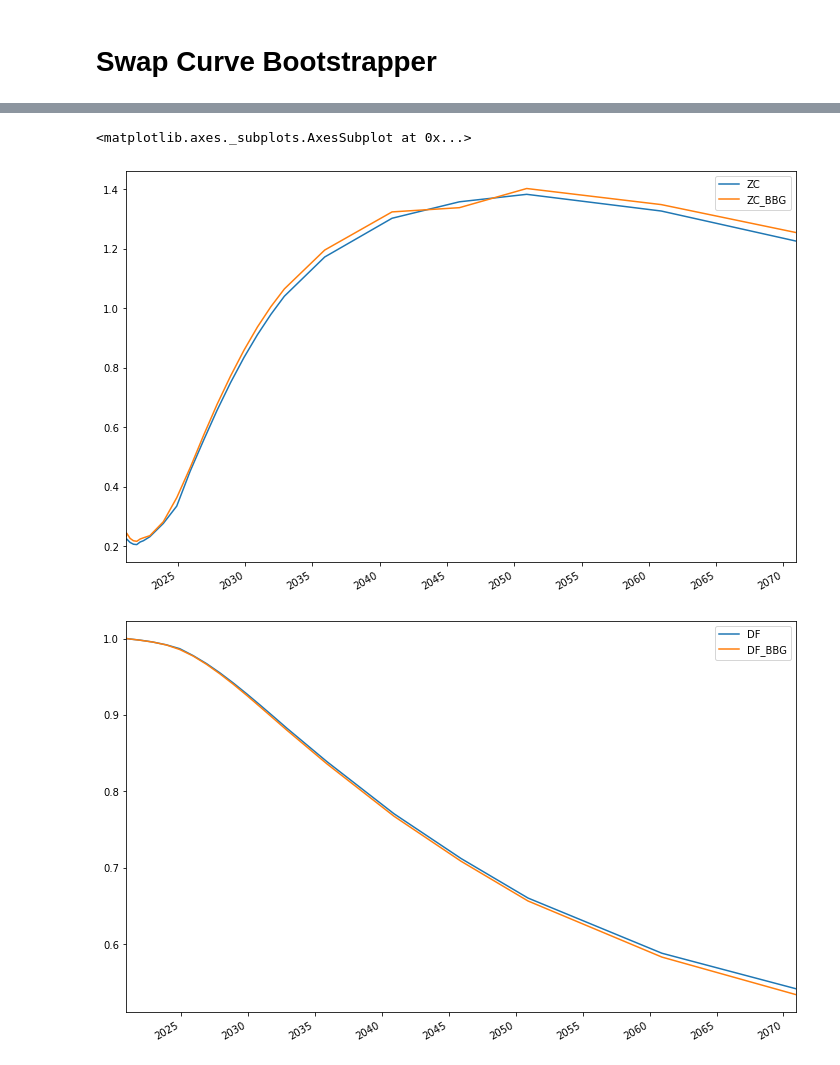
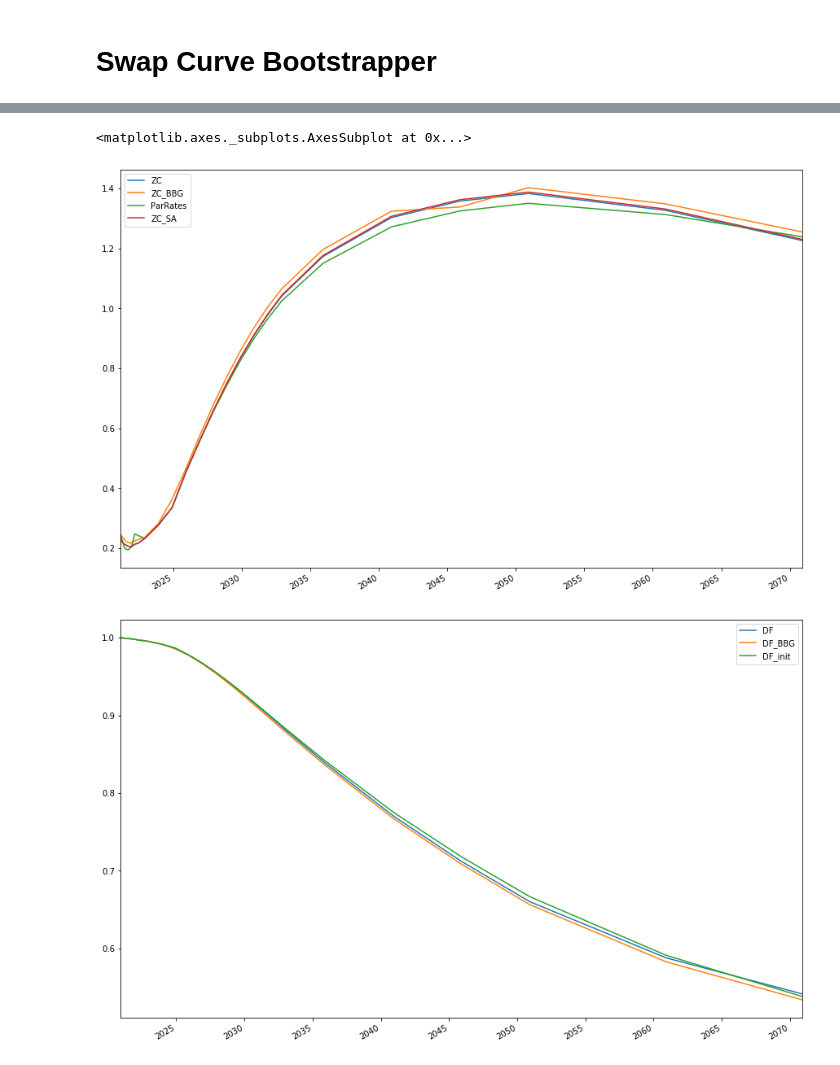
Before and after one commit to oronimbus/curve-bootstrapper, a Jupyter notebook: bootstrapper.ipynb, the cells around one changed output, grey strips where cells are left out. Cells and saved outputs as stored; diff of their text form; code cells hidden in the pictures.

```diff
--- a/bootstrapper.ipynb
+++ b/bootstrapper.ipynb
@@ -18,3 +15,10 @@ import numpy as np
 import pandas as pd
 
 %matplotlib inline
+# %%
+s23 = SwapCurve(settle, 'log-linear')
+for inst in s23_instruments: s23.add_inst(inst)
+s23.add_knots()
+
+stripper = CurveStripper()
+s23_stripped = stripper.strip_curve(s23, interpolation='log-linear', interp_on='df')
@@ -21,16 +28,14 @@ import pandas as pd
 # %%
-s23 = SwapCurve(settle, 'log-linear')
-for inst in s23_instruments: s23.add_inst(inst)
-s23.add_knots()
+res = dict(zip(s23_stripped.knots, s23_stripped.knots_dfs))
+df = pd.DataFrame({'DF':list(res.values())}, index=list(res.keys()))
 
-stripper = CurveStripper()
-result = stripper.strip_curve(s23, interpolation='log-linear', interp_on='df')
+df['DF_init'] = np.exp(-s23_stripped.knots_par_rates * s23_stripped.knots_taus)
+df['DF_init'][0] = 1
+df['DF_BBG'] = np.append(1, bbg_df)
+df['ZC'] = -np.log(df['DF']) / s23_stripped.knots_taus * 100
+df['ZC_BBG'] = np.append(np.nan, bbg_zc)
+df['ZC_SA'] = np.append(np.nan, s23_stripped.get_zcs(s23_stripped.knots_taus, f=2)) * 100
+df['ParRates'] = s23_stripped.knots_par_rates * 100
 
-res = dict(zip(result.knots, result.knots_dfs))
-df = pd.DataFrame({'DF':list(res.values())}, index=list(res.keys()))
-df['DF_init'] = np.exp(-result.knots_par_rates * result.knots_taus)
-df['DF_BBG'] = np.append(1, bbg_df)
-df['ZC'] = -np.log(df['DF']) / s23.knots_taus*100
-df['ZC_BBG'] = np.append(np.nan, bbg_zc)
 df.head()
 # %% [output]
@@ -43,10 +57,10 @@ df.head()
 # %%
-df[['ZC', 'ZC_BBG']][1:].plot(figsize=(12,8))
-df[['DF','DF_BBG']].plot(figsize=(12,8))
+df[['ZC', 'ZC_BBG','ParRates','ZC_SA']][1:].plot(figsize=(15,10))
+df[['DF','DF_BBG','DF_init']].plot(figsize=(15,10))
 # %% [output]
 <matplotlib.axes._subplots.AxesSubplot at 0x...>
-[figure, old version]
+[figure, new version]
-[figure, old version]
+[figure, new version]
 # %%
 t_i = np.arange(0, 50, 0.5)
 t_j = np.arange(0.5, 50.5, 0.5)
```
Also changed, not shown: parts of 7 cells of this notebook, 5 other files.
